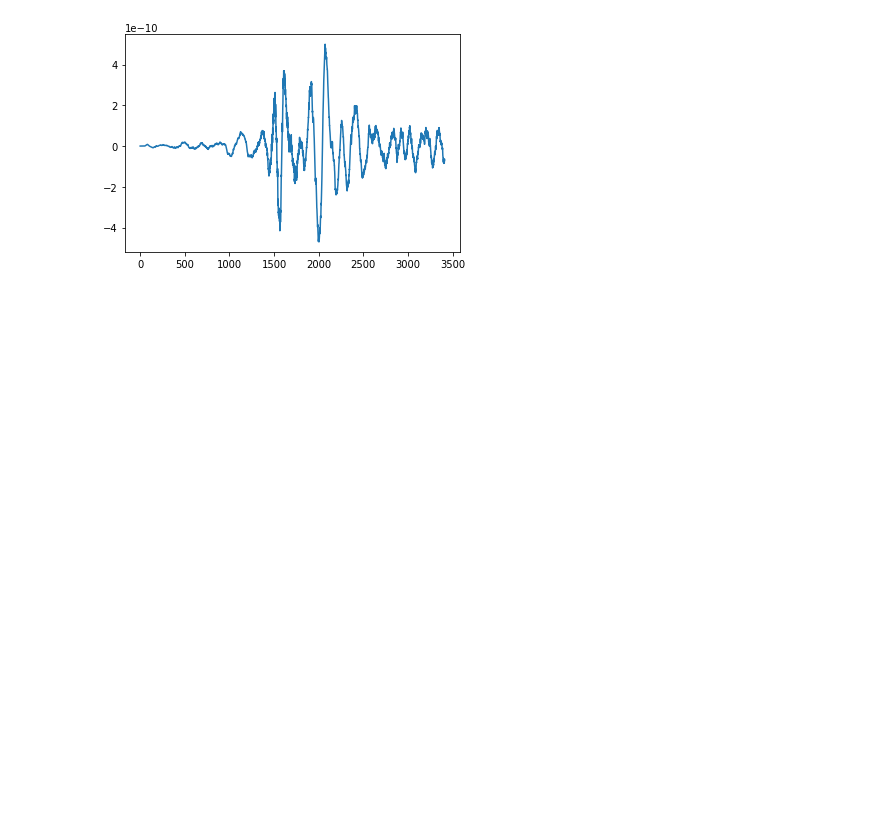
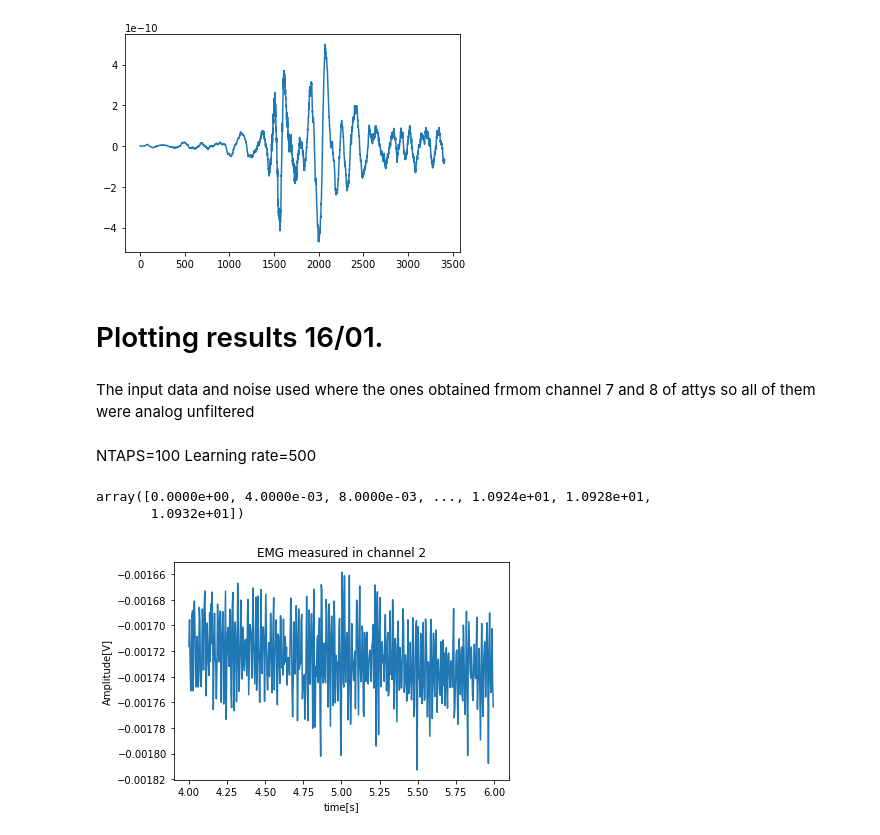
Before and after one commit to nibagon/datarecordings, a Jupyter notebook: Untitled.ipynb, the cells around one changed output. Drawn from its saved outputs; the diff is of its cells as text; code cells hidden in the pictures; blank space fills up the shorter version.

```diff
--- a/Untitled.ipynb
+++ b/Untitled.ipynb
@@ -63,3 +63,31 @@ pl.plot(clean[:,1])
 pl.show();
 # %% [output]
 [figure]
+# %% [markdown]
+# Plotting results 16/01.
+# %% [markdown]
+The input data and noise used where the ones obtained frmom channel 7 and 8 of attys so all of them were analog unfiltered
+# %% [markdown]
+NTAPS=100
+Learning rate=500
+# %%
+import numpy as np
+import pylab as pl
+inputecg = np.loadtxt('01_164ecg_noise.dat');
+inputnoise= np.loadtxt('01_164just_noise.dat');
+output = np.loadtxt('01164ecg_filtered.dat');
+# %%
+x
+# %% [output]
+array([0.0000e+00, 4.0000e-03, 8.0000e-03, ..., 1.0924e+01, 1.0928e+01,
+       1.0932e+01])
+# %%
+x=np.arange(0,len(inputnoise)-1)*1/250
+pl.plot(x[1000:1500],inputnoise[1000:1500])
+pl.ylabel('Amplitude[V]')
+pl.xlabel('time[s]')
+pl.title('EMG measured in channel 2')
+pl.savefig('EMGin.png',bbox_inches='tight')
+pl.show();
+# %% [output]
+[figure, added]
```
Also changed, not shown: parts of 8 cells of this notebook, 4 other files.
